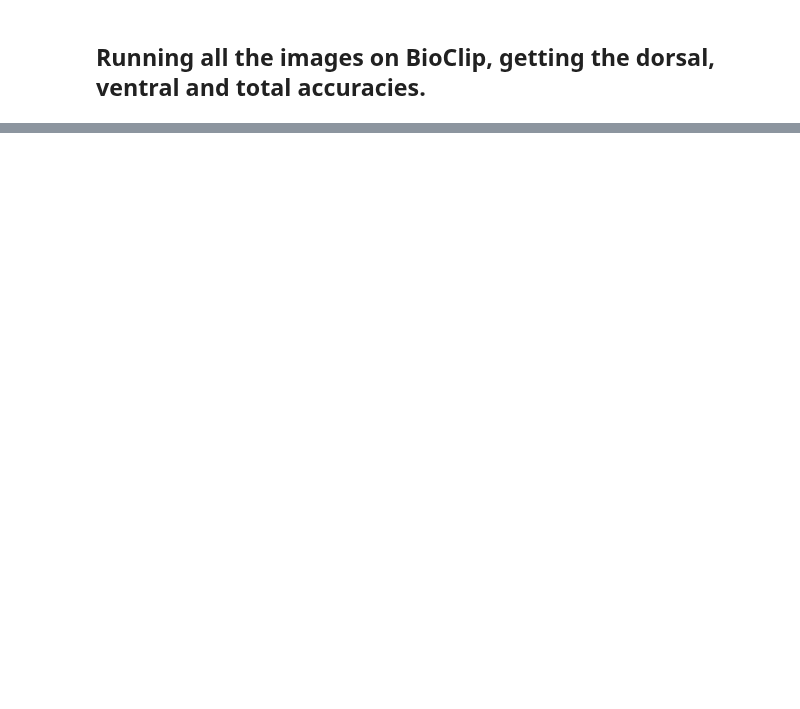
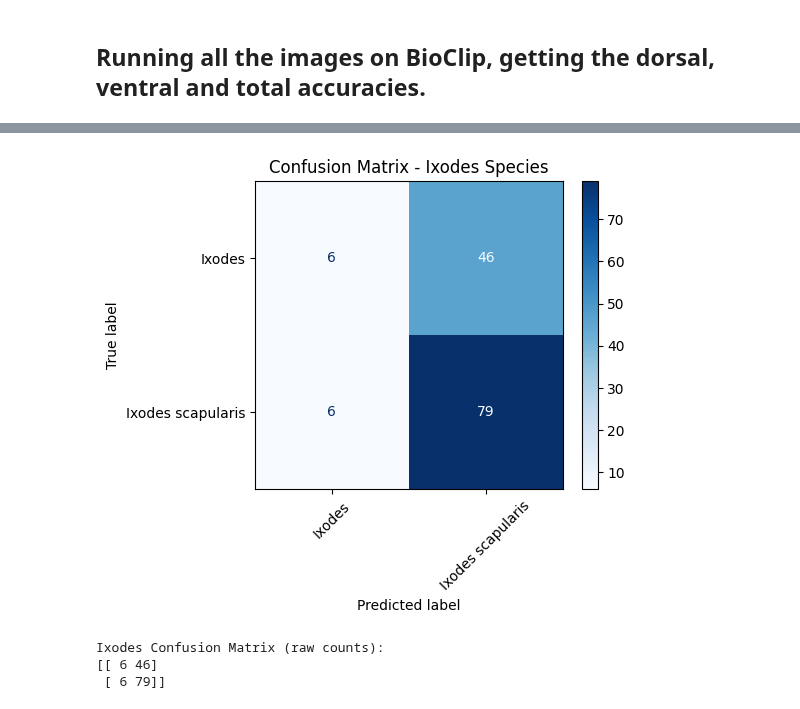
Before and after one commit to jjivandas/tick_classification_project, a Jupyter notebook: notebooks/02_bioclip_inference.ipynb, the cells around one changed output, grey strips where cells are left out. Saved outputs shown, nothing was run; the diff lists cells and outputs as text; code cells hidden in the pictures; blank space fills up the shorter version.

```diff
--- a/notebooks/02_bioclip_inference.ipynb
+++ b/notebooks/02_bioclip_inference.ipynb
@@ -216,0 +296,25 @@ Ixodes scapularis              | 0.909
+# %%
+# Define the labels for Ixodes species
+ix_labels = ["Ixodes", "Ixodes scapularis"]
+
+# Filter y_true and y_pred to only include Ixodes samples
+ix_true = [true for true, pred in zip(y_true, y_pred) if true in ix_labels]
+ix_pred = [pred for true, pred in zip(y_true, y_pred) if true in ix_labels]
+
+# Generate confusion matrix for Ixodes species
+cm_ix = confusion_matrix(ix_true, ix_pred, labels=ix_labels)
+
+# Plot
+disp_ix = ConfusionMatrixDisplay(confusion_matrix=cm_ix, display_labels=ix_labels)
+fig, ax = plt.subplots(figsize=(5, 4))
+disp_ix.plot(cmap='Blues', xticks_rotation=45, ax=ax)
+plt.title("Confusion Matrix - Ixodes Species")
+plt.show()
+
+print("Ixodes Confusion Matrix (raw counts):")
+print(cm_ix)
+# %% [output]
+[figure, added]
+Ixodes Confusion Matrix (raw counts):
+[[ 6 46]
+ [ 6 79]]
```
Also changed, not shown: parts of 6 cells of this notebook, 4 other files.
